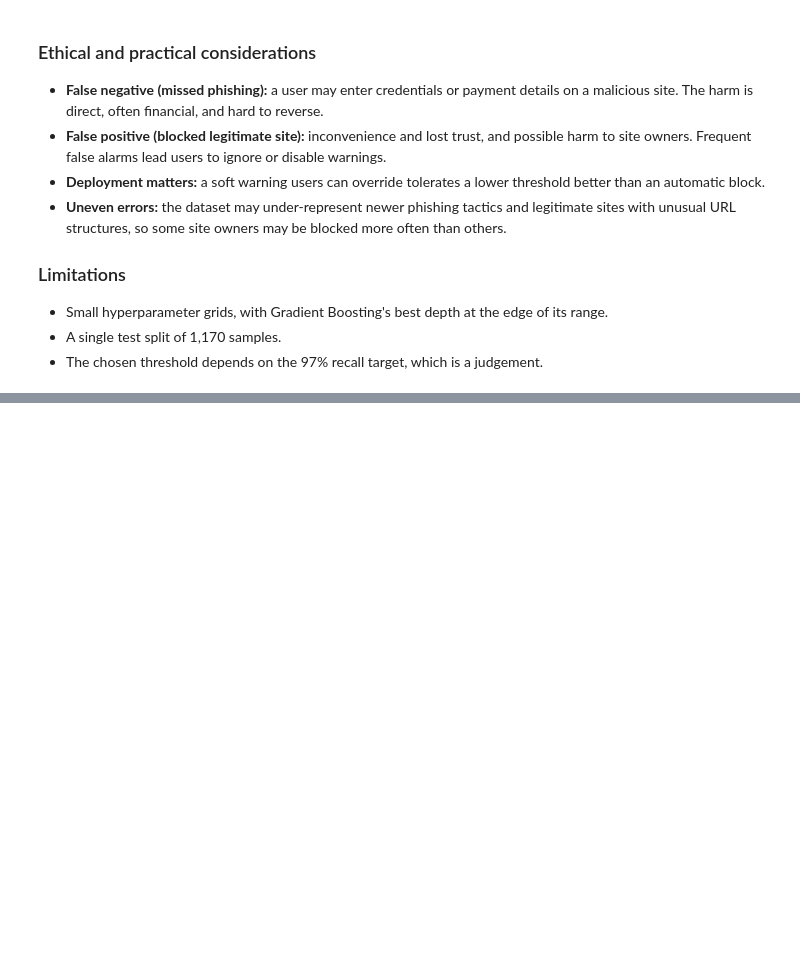
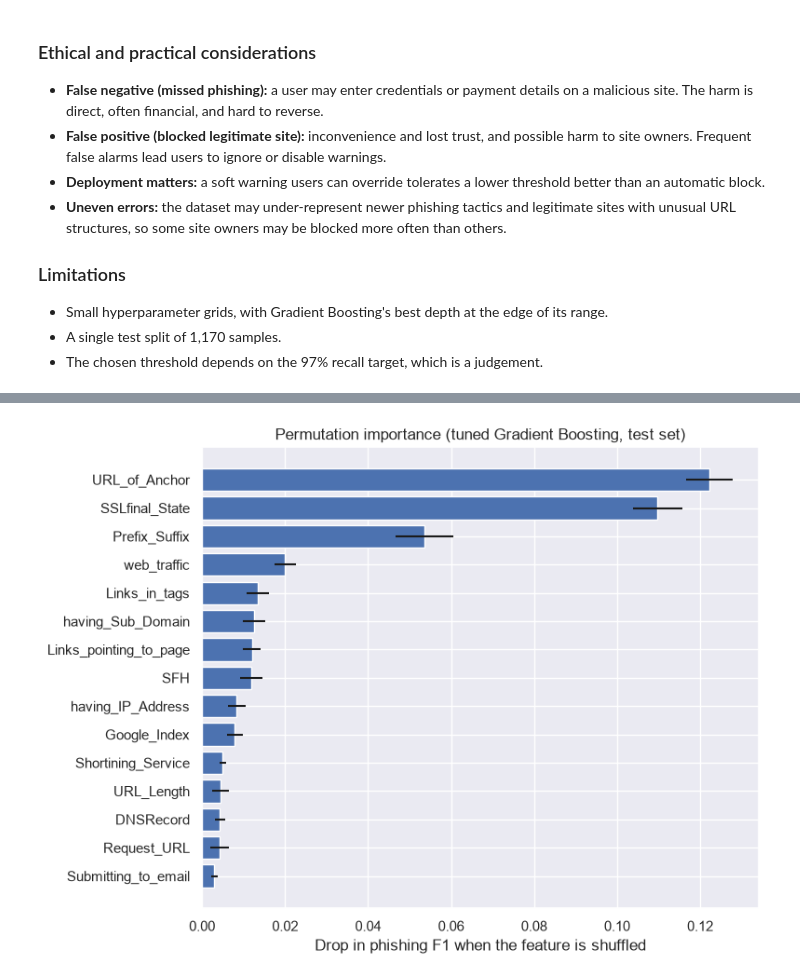
Before and after one commit to Hackme-code/ict606-phishing-detection, a Jupyter notebook: notebooks/02_modelling.ipynb, the cells around one changed output, grey strips where cells are left out. Cells and saved outputs as stored; diff of their text form; code cells hidden in the pictures; blank space fills up the shorter version.

Commit message:
Add final feature importance and robustness summary

```diff
--- a/notebooks/02_modelling.ipynb
+++ b/notebooks/02_modelling.ipynb
@@ -400,3 +400,19 @@ Lowering the threshold to 0.30 cut missed phishing sites by 12 (about 43%) at th
 - Small hyperparameter grids, with Gradient Boosting's best depth at the edge of its range.
 - A single test split of 1,170 samples.
 - The chosen threshold depends on the 97% recall target, which is a judgement.
+# %%
+from sklearn.inspection import permutation_importance
+
+perm = permutation_importance(
+    final_model, X_test, y_test,
+    scoring=phish_f1, n_repeats=10,
+    random_state=RANDOM_STATE, n_jobs=1
+)
+
+imp = pd.DataFrame({
+    "Permutation drop in F1": perm.importances_mean,
+    "Std": perm.importances_std,
+    "Built-in importance": final_model.feature_importances_,
+}, index=X_test.columns).sort_values("Permutation drop in F1", ascending=False)
+
+imp.head(10).round(4)
@@ -402,0 +431,11 @@ Lowering the threshold to 0.30 cut missed phishing sites by 12 (about 43%) at th
+# %%
+top = imp.head(15).iloc[::-1]
+plt.figure(figsize=(8, 6))
+plt.barh(top.index, top["Permutation drop in F1"], xerr=top["Std"])
+plt.xlabel("Drop in phishing F1 when the feature is shuffled")
+plt.title("Permutation importance (tuned Gradient Boosting, test set)")
+plt.tight_layout()
+plt.savefig("../reports/permutation_importance.png", dpi=150)
+plt.show()
+# %% [output]
+[figure, added]
```
Also changed, not shown: parts of 5 cells of this notebook, 1 other file.
